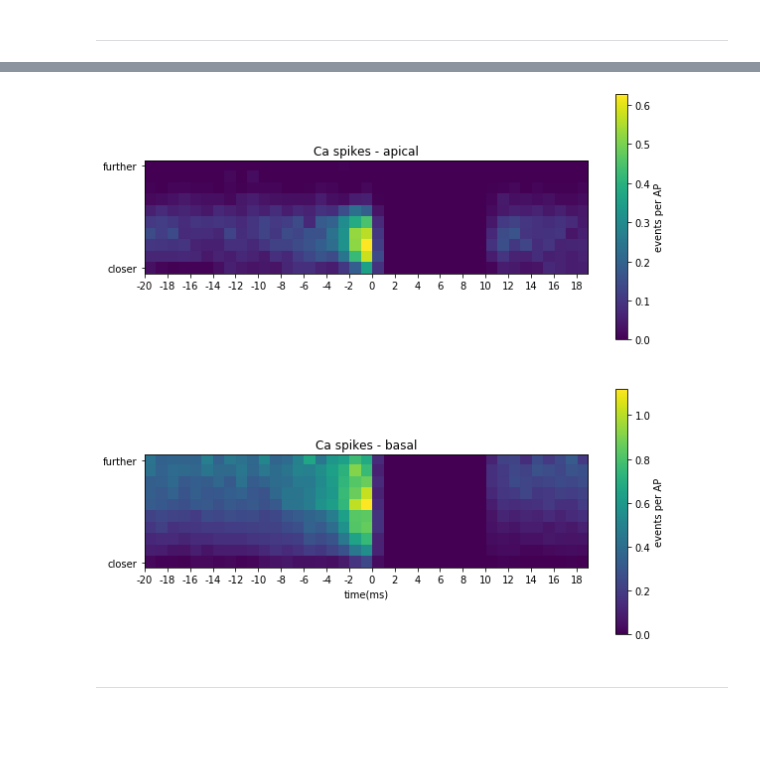
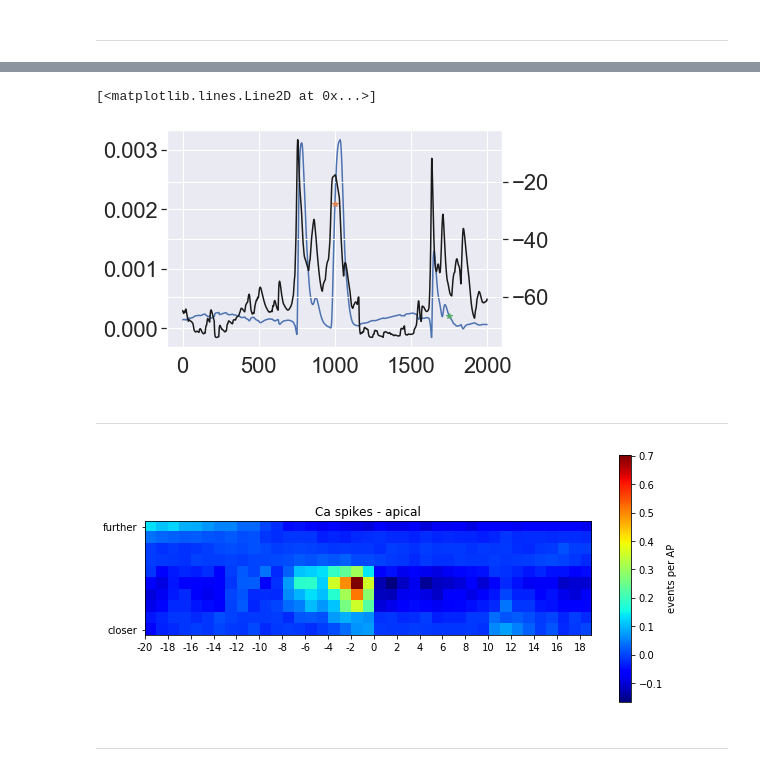
Before and after one commit to aaberbach/L5NeuronSimulation, a Jupyter notebook: L5NeuronSimulation/FullSimulation/NMDAExploration.ipynb, the cells around one changed output, grey strips where cells are left out. Saved outputs shown, nothing was run; the diff lists cells and outputs as text; code cells hidden in the pictures; blank space fills up the shorter version.

```diff
--- a/L5NeuronSimulation/FullSimulation/NMDAExploration.ipynb
+++ b/L5NeuronSimulation/FullSimulation/NMDAExploration.ipynb
@@ -453,0 +348,21 @@ for p in segs[(segs.Type=='dend')|(segs.Type=='apic')].index:
+# %%
+ca_df.reset_index(inplace=True)
+# %%
+for i in np.random.choice(ca_df[(ca_df.ca_lower_bound>2000) & (ca_df.ca_lower_bound<1400000)].index,100):
+    seg = ca_df.loc[i,'segmentID']
+    if not pd.isnull(ca_df.loc[i,'ca_lower_bound']):
+        spkt = int(ca_df.loc[i,'ca_lower_bound'])
+
+        trace = -(hva['report']['biophysical']['data'][spkt-1000:spkt+1000,seg] + \
+                lva['report']['biophysical']['data'][spkt-1000:spkt+1000,seg] + \
+                ih['report']['biophysical']['data'][spkt-1000:spkt+1000,seg])
+        peak_value = np.max(trace)
+        half_peak = peak_value/2
+        duration = np.arange(0,2000)[trace>half_peak] + spkt - 10
+        ca_df.loc[i,'duration_low'] = duration[0]
+        ca_df.loc[i,'duration_high'] = duration[-1]
+        ca_df.loc[i,'peak_value'] = peak_value
+    else:
+        ca_df.loc[i,'duration_low'] = np.nan
+        ca_df.loc[i,'duration_high'] = np.nan
+        ca_df.loc[i,'peak_value'] = np.nan
@@ -454,3 +385,25 @@ for p in segs[(segs.Type=='dend')|(segs.Type=='apic')].index:
+# %%
+seg = 2403
+lower_bound = 204744
+#upper_bound =
+plt.plot(-(hva['report']['biophysical']['data'][lower_bound-1000:lower_bound+1000,seg]+\
+         lva['report']['biophysical']['data'][lower_bound-1000:lower_bound+1000,seg]+\
+         ih['report']['biophysical']['data'][lower_bound-1000:lower_bound+1000,seg]))
+plt.plot(1000,-(hva['report']['biophysical']['data'][lower_bound,seg]+\
+         lva['report']['biophysical']['data'][lower_bound,seg]+\
+         ih['report']['biophysical']['data'][lower_bound,seg]),'*')
+
+plt.plot(1000+205494-lower_bound,-(hva['report']['biophysical']['data'][205494,seg]+\
+         lva['report']['biophysical']['data'][205494,seg]+\
+         ih['report']['biophysical']['data'][205494,seg]),'*')
+
+plt.twinx()
+plt.plot(v['report']['biophysical']['data'][lower_bound-1000:lower_bound+1000,seg],color='k')
+# %% [output]
+[<matplotlib.lines.Line2D at 0x...>]
+[figure, added]
+# %% [markdown]
+----------
 # %%
 segs_ca_df = segs.set_index('segmentID').join(ca_df.set_index('segmentID')).reset_index()
 # %%
@@ -490,23 +438,20 @@ for i in np.sort(spktimes):
+# %%
+ca_apic = get_ca_sta(segs_ca_df, spktimes)
+# %%
+rand_spktimes = np.sort(np.random.choice(np.arange(0,150000), spktimes.shape[0]))
+ca_apic_rand = get_ca_sta(segs_ca_df, rand_spktimes)
 # %%
 plt.figure(figsize=(10,10))
 plt.subplot(2,1,1)
 plt.title('Ca spikes - apical')
-plt.imshow(ca_apic/len(spktimes))
+plt.imshow((ca_apic-ca_apic_rand)/len(spktimes),cmap='jet')
 plt.xticks(ticks=np.arange(0,40,2)-0.5,labels=['{}'.format(i) for i in np.arange(-20,20,2)])
 plt.colorbar(label='events per AP')
 plt.yticks(ticks=[0,9],labels=['further','closer'])
 
-plt.subplot(2,1,2)
-plt.title('Ca spikes - basal')
-plt.imshow(ca_dend/len(spktimes))
-plt.xticks(ticks=np.arange(0,40,2)-0.5,labels=['{}'.format(i) for i in np.arange(-20,20,2)])
-plt.colorbar(label='events per AP')
-plt.yticks(ticks=[0,9],labels=['further','closer'])
-plt.xlabel('time(ms)')
-
 plt.show()
 # %% [output]
-[figure, old version]
+[figure, new version]
 # %% [markdown]
 ----------------------
 # %%
```
Also changed, not shown: parts of 47 cells of this notebook, 12 other files.
